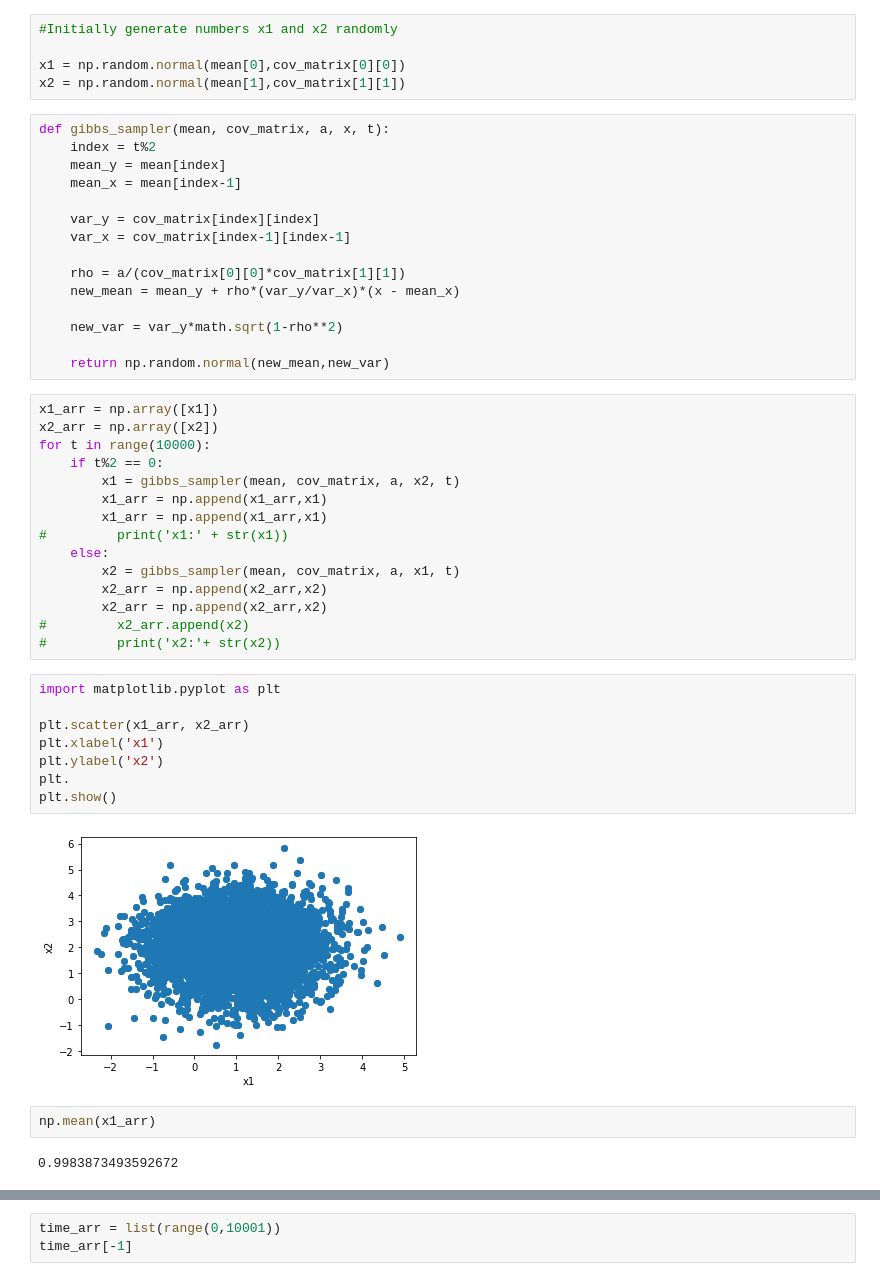
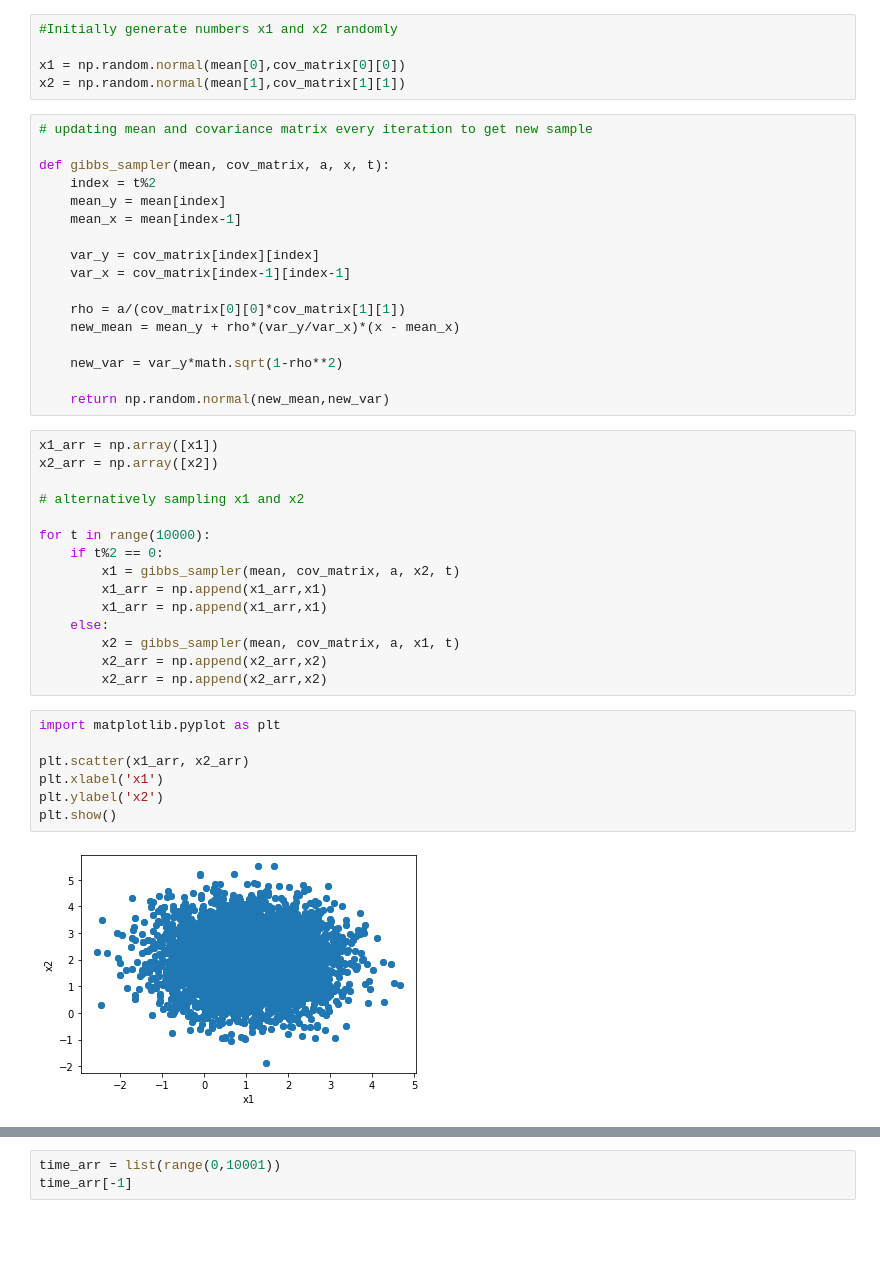
Before and after one commit to abhinav-khanna/AI-assignments, a Jupyter notebook: AI assignment 2/Code/Part 1/Gibbs_Sampler(a=0).ipynb, the cells around one changed output, grey strips where cells are left out. Saved outputs shown, nothing was run; the diff lists cells and outputs as text; blank space fills up the shorter version.

```diff
--- a/AI assignment 2/Code/Part 1/Gibbs_Sampler(a=0).ipynb
+++ b/AI assignment 2/Code/Part 1/Gibbs_Sampler(a=0).ipynb
@@ -11,6 +11,8 @@ cov_matrix = [[1,a],[a,1]]
 x1 = np.random.normal(mean[0],cov_matrix[0][0])
 x2 = np.random.normal(mean[1],cov_matrix[1][1])
 # %%
+# updating mean and covariance matrix every iteration to get new sample
+
 def gibbs_sampler(mean, cov_matrix, a, x, t):
     index = t%2
     mean_y = mean[index]
@@ -28,29 +30,24 @@ def gibbs_sampler(mean, cov_matrix, a, x, t):
 # %%
 x1_arr = np.array([x1])
 x2_arr = np.array([x2])
+
+# alternatively sampling x1 and x2
+
 for t in range(10000):
     if t%2 == 0:
         x1 = gibbs_sampler(mean, cov_matrix, a, x2, t)
         x1_arr = np.append(x1_arr,x1)
         x1_arr = np.append(x1_arr,x1)
-#         print('x1:' + str(x1))
     else:
         x2 = gibbs_sampler(mean, cov_matrix, a, x1, t)
         x2_arr = np.append(x2_arr,x2)
         x2_arr = np.append(x2_arr,x2)
-#         x2_arr.append(x2)
-#         print('x2:'+ str(x2))
 # %%
 import matplotlib.pyplot as plt
 
 plt.scatter(x1_arr, x2_arr)
 plt.xlabel('x1')
 plt.ylabel('x2')
-plt.
 plt.show()
 # %% [output]
-[figure, old version]
+[figure, new version]
-# %%
-np.mean(x1_arr)
-# %% [output]
-0.9983873493592672
```
Also changed, not shown: parts of 6 cells of this notebook, 3 other files.
